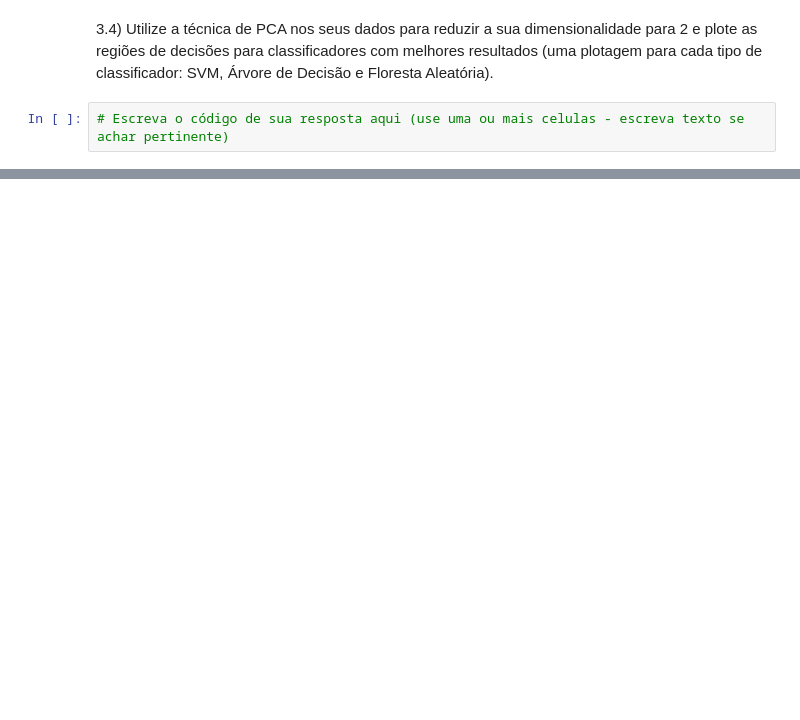
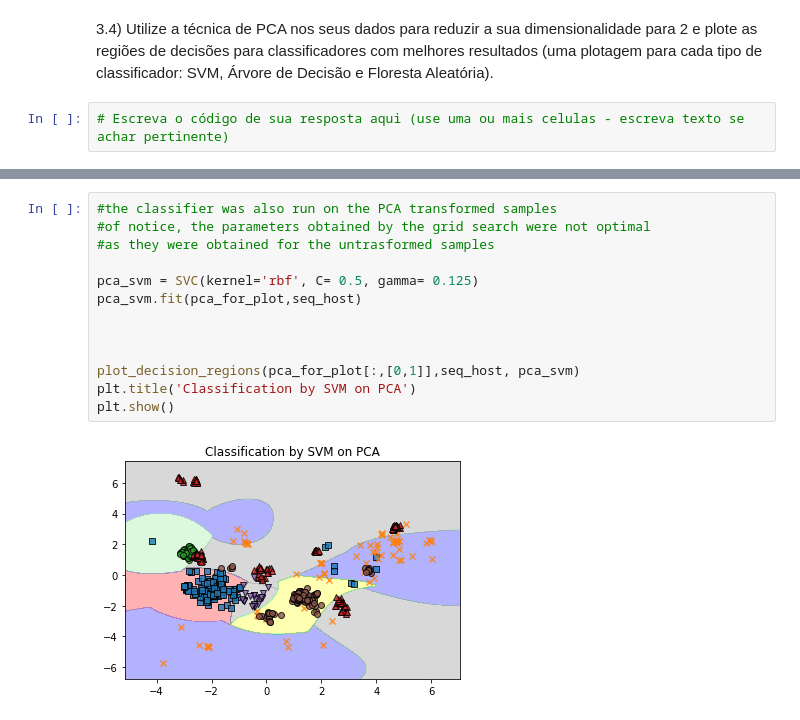
Before and after one commit to lubianat/IBI2, a Jupyter notebook: exercicio.ipynb, the cells around one changed output, grey strips where cells are left out. Cells and saved outputs as stored; diff of their text form; blank space fills up the shorter version.

```diff
--- a/exercicio.ipynb
+++ b/exercicio.ipynb
@@ -176,0 +557,15 @@ Treine os seus classificadores com o conjunto de dados transformados pelo exerc
+# %%
+#the classifier was also run on the PCA transformed samples
+#of notice, the parameters obtained by the grid search were not optimal
+#as they were obtained for the untrasformed samples
+
+pca_svm = SVC(kernel='rbf', C= 0.5, gamma= 0.125)
+pca_svm.fit(pca_for_plot,seq_host)
+
+
+
+plot_decision_regions(pca_for_plot[:,[0,1]],seq_host, pca_svm)
+plt.title('Classification by SVM on PCA')
+plt.show()
+# %% [output]
+[figure, added]
```
Also changed, not shown: parts of 29 cells of this notebook, 3 other files.
